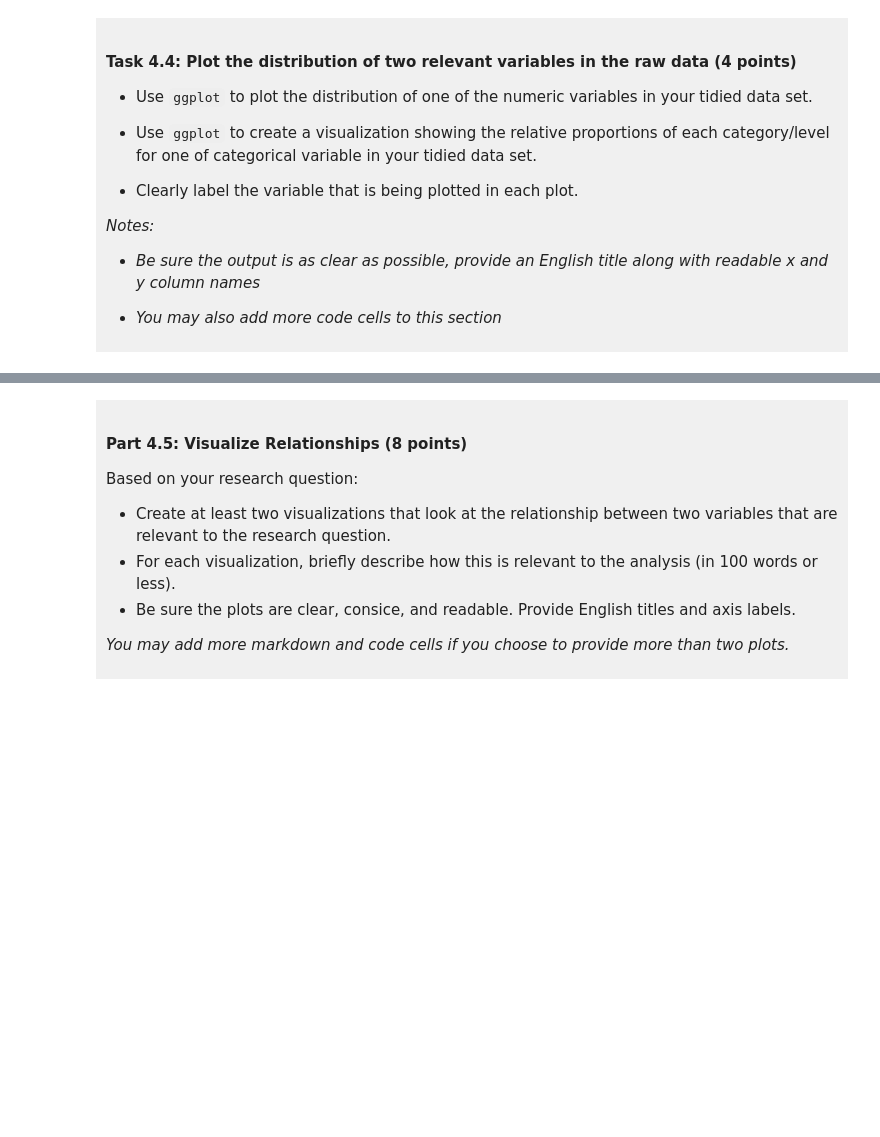
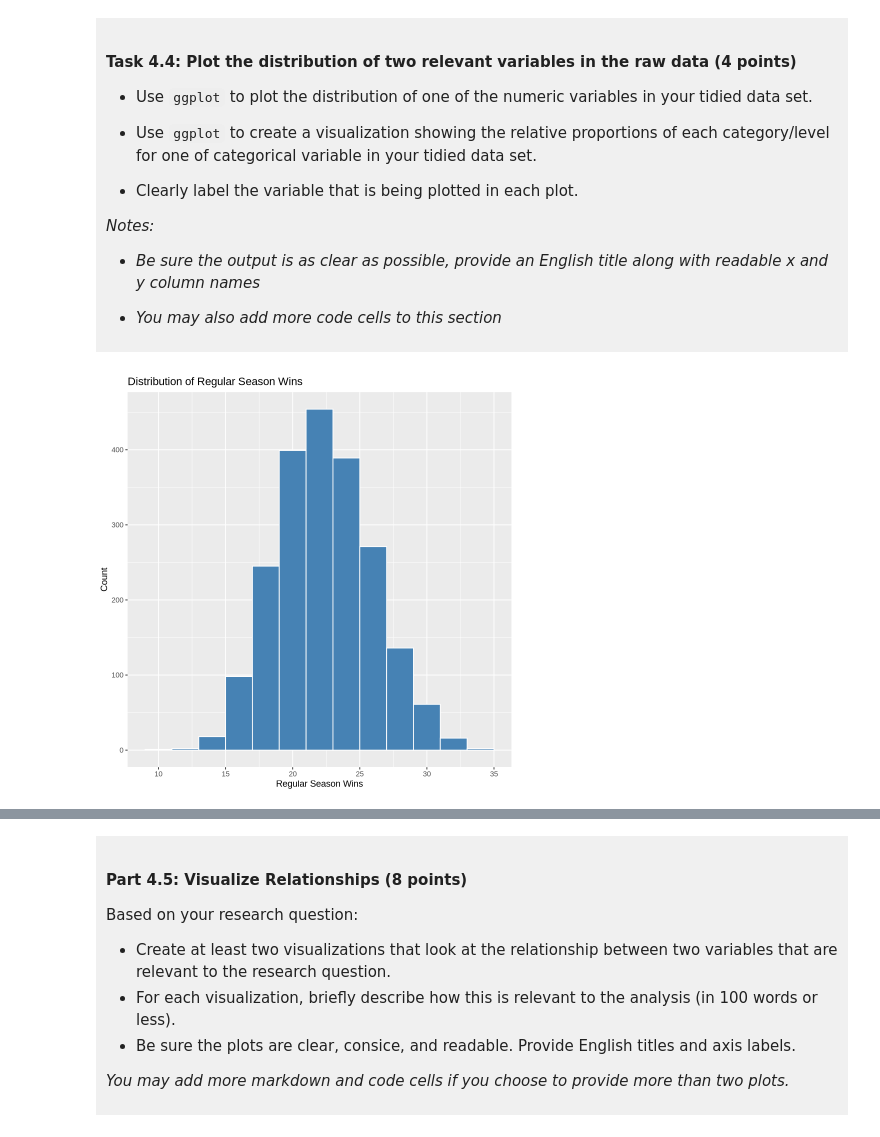
Before and after one commit to muzili902-0301/dsci-100-project-Evelyn-Li, a Jupyter notebook: dsci-100-project-notebook.ipynb, the cells around one changed output, grey strips where cells are left out. Drawn from its saved outputs; the diff is of its cells as text; code cells hidden in the pictures; blank space fills up the shorter version.

```diff
--- a/dsci-100-project-notebook.ipynb
+++ b/dsci-100-project-notebook.ipynb
@@ -189,4 +216,12 @@ Produce a tidy data set that could be used to answer your research question usin
 
 </div>
 # %%
-### EDIT THIS CODE CELL ###
+
+library(tidyverse)
+url <- "https://raw.githubusercontent.com/diverse-data-hub/diversedata/refs/heads/main/data-clean/womensmarchmadness.csv"
+
+tidied_march_madness <- read_csv(url) |>
+select(seed, reg_wins, reg_wins_pct, school, year) |>
+drop_na(seed, reg_wins, reg_wins_pct)
+
+head(tidied_march_madness, 6)
@@ -257,5 +364,14 @@ You will refine your research question (if needed) and produce a tidy data set.
 
 </div>
 # %%
-### EDIT THIS CODE CELL FOR PLOT 1 ###
+
+ggplot(tidied_march_madness, aes(x = reg_wins)) +
+  geom_histogram(binwidth = 2, fill = "steelblue", color = "white") +
+  labs(
+    title = "Distribution of Regular Season Wins",
+    x = "Regular Season Wins",
+    y = "Count"
+  )
+# %% [output]
+[figure, added]
 # %%
```
Also changed, not shown: parts of 13 cells of this notebook.
